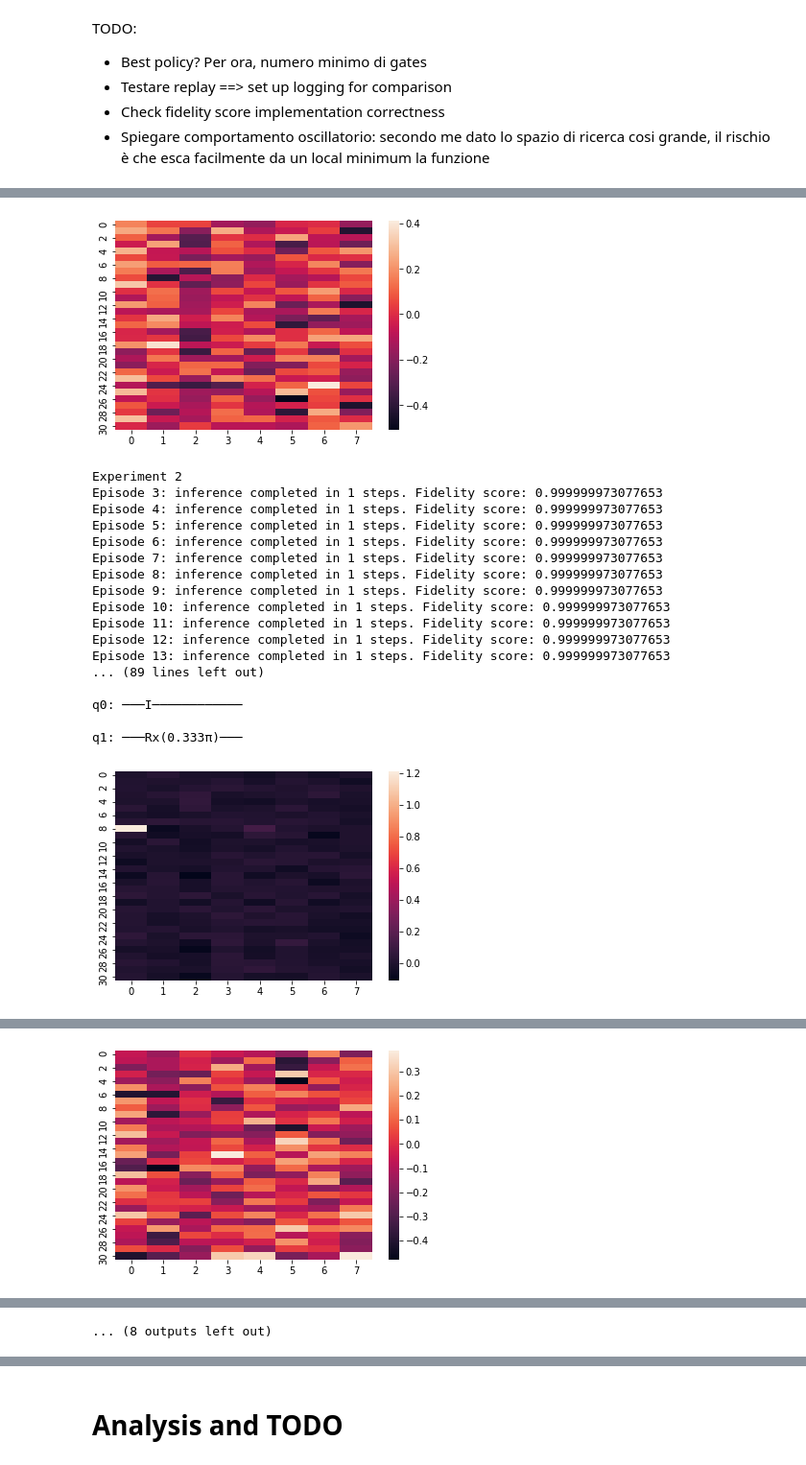
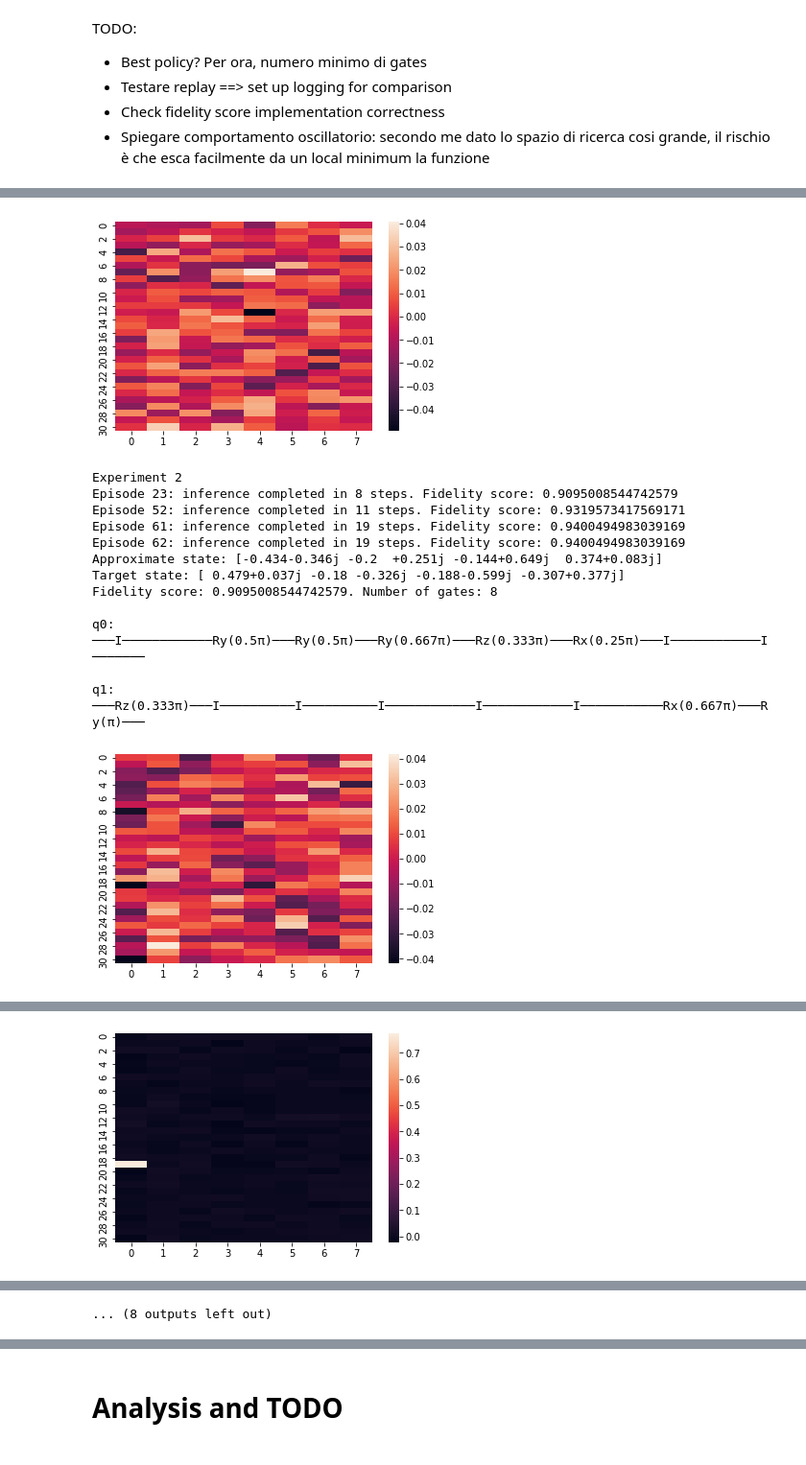
Before and after one commit to francescomontagna/Quantum-Reinforcement-Learning, a Jupyter notebook: QuantumRL.ipynb, the cells around one changed output, grey strips where cells are left out. Shown at 96% size. Cells and saved outputs as stored; diff of their text form; code cells hidden in the pictures.

Commit message:
Better loggin, code clean up, still left to do.

```diff
--- a/QuantumRL.ipynb
+++ b/QuantumRL.ipynb
@@ -570,5 +572,5 @@ def compare_circuits(circuit_gates, final_state, target_state, path):
 # %%
-def get_quantum_state(tolerance, i):
+def get_quantum_state(tolerance, seed, i):
   """
   Get a feasible set of amplitudes of a quantum state,
   by applying a random number of random gates to the initial state |00>
@@ -576,8 +578,8 @@ def get_quantum_state(tolerance, i):
   Return:
     amplitudes (np.array): list of new state amplitudes
   """
-  random.seed(43 + i)
-  np.random.seed(43 + i)
+  random.seed(seed + i)
+  np.random.seed(seed + i)
 
   gates = GoogleGates()
 
@@ -609,7 +611,7 @@ def get_quantum_state(tolerance, i):
 
   # If I am equal to the initial state
   if QuantumState(amplitudes).fidelity_score(QuantumState(np.array([1, 0, 0, 0]))) > (1-tolerance):
-    get_quantum_state(tolerance)
+    get_quantum_state(tolerance, seed, i*100)
 
   return amplitudes
 # %%
@@ -658,15 +661,18 @@ class Experiment:
     Run episodes, gathering statistics and updating user on conosole.
     """
     # Run inference on 1 out of inference_ratio training episodes
-    inference_gates = []
-    inference_terminal_states = []
+    min_steps = -1
+    min_gates = []
+    min_terminal_state = None
     for episode in range(self._number_of_episodes):
-      self.run_episode()
-      gates, terminal_state = self.run_inference(episode)
-      inference_gates.append(gates)
-      inference_terminal_states.append(terminal_state)
+        self.run_episode()
+        gates, terminal_state = self.run_inference(episode)
+        if min_steps == -1 or len(gates) < min_steps:
+            min_steps = len(gates)
+            min_gates = gates
+            min_terminal_state = terminal_state
 
-    return inference_gates, inference_terminal_states
+    return min_gates, min_terminal_state
 
 
   def run_episode(self):
@@ -756,7 +763,12 @@ NUM_EXPERIMENTS = 10
 PATH = "logs.txt"
 # %%
 with open(PATH, "w+") as f:
-  f.write(f"NUM_OFFLINE_UPDATES: {NUM_OFFLINE_UPDATES}\n\n")
+  f.write(f"TOLERANCE: {TOLERANCE}\n")
+  f.write(f"TRAINING_EPISODES: {TRAINING_EPISODES}\n")
+  f.write(f"STEP_SIZE: {STEP_SIZE}\n")
+  f.write(f"NUM_OFFLINE_UPDATES: {NUM_OFFLINE_UPDATES}\n")
+  f.write(f"SEED: {SEED}\n")
+  f.write(f"NUM_EXPERIMENTS: {NUM_EXPERIMENTS}\n\n")
 # %% [markdown]
 TODO:
 - Best policy? Per ora, numero minimo di gates
@@ -766,24 +778,17 @@ TODO:
 # %%
 for i in range(NUM_EXPERIMENTS):
   start = [1, 0, 0, 0]
-  target = get_quantum_state(TOLERANCE, i)
+  target = get_quantum_state(TOLERANCE, SEED, i)
 
   print(f"Experiment {i}")
 
   experiment = Experiment(start, target, TOLERANCE, TRAINING_EPISODES, STEP_SIZE, NUM_OFFLINE_UPDATES)
-  gates_sequences, terminal_states = experiment.run_experiment()
-  len_sequences = list(map(lambda x: len(x), gates_sequences))
-  sns.heatmap(experiment._agent._W)
-
-  idx = np.argmin(list(map(lambda x: len(x), gates_sequences)))
-  circuit_gates = gates_sequences[idx]
-  terminal_state = terminal_states[idx]
+  circuit_gates, terminal_state = experiment.run_experiment()
   target_state = QuantumState(target)
-
-
   compare_circuits(circuit_gates, terminal_state, target_state, PATH)
   print("")
 
+  sns.heatmap(experiment._agent._W)
   plt.show()
   print("")
   print("")
@@ -811,20 +828,15 @@ q1: ───Ry(0.333π)───I───────────I────
-[figure, old version]
+[figure, new version]
 Experiment 2
-Episode 3: inference completed in 1 steps. Fidelity score: 0.999999973077653
-Episode 4: inference completed in 1 steps. Fidelity score: 0.999999973077653
-Episode 5: inference completed in 1 steps. Fidelity score: 0.999999973077653
-Episode 6: inference completed in 1 steps. Fidelity score: 0.999999973077653
-Episode 7: inference completed in 1 steps. Fidelity score: 0.999999973077653
-Episode 8: inference completed in 1 steps. Fidelity score: 0.999999973077653
-Episode 9: inference completed in 1 steps. Fidelity score: 0.999999973077653
-Episode 10: inference completed in 1 steps. Fidelity score: 0.999999973077653
-Episode 11: inference completed in 1 steps. Fidelity score: 0.999999973077653
-Episode 12: inference completed in 1 steps. Fidelity score: 0.999999973077653
-Episode 13: inference completed in 1 steps. Fidelity score: 0.999999973077653
-... (89 lines left out)
+Episode 23: inference completed in 8 steps. Fidelity score: 0.9095008544742579
+Episode 52: inference completed in 11 steps. Fidelity score: 0.9319573417569171
+Episode 61: inference completed in 19 steps. Fidelity score: 0.9400494983039169
+Episode 62: inference completed in 19 steps. Fidelity score: 0.9400494983039169
+Approximate state: [-0.434-0.346j -0.2  +0.251j -0.144+0.649j  0.374+0.083j]
+Target state: [ 0.479+0.037j -0.18 -0.326j -0.188-0.599j -0.307+0.377j]
+Fidelity score: 0.9095008544742579. Number of gates: 8
 
-q0: ───I────────────
+q0: ───I────────────Ry(0.5π)───Ry(0.5π)───Ry(0.667π)───Rz(0.333π)───Rx(0.25π)───I────────────I───────
 
-q1: ───Rx(0.333π)───
+q1: ───Rz(0.333π)───I──────────I──────────I────────────I────────────I───────────Rx(0.667π)───Ry(π)───
-[figure, old version]
+[figure, new version]
 Experiment 3
@@ -847,2 +859,2 @@ q1: ───I───────I───────I───────
-[figure, old version]
+[figure, new version]
 Experiment 4
```
Also changed, not shown: parts of 5 cells of this notebook.
